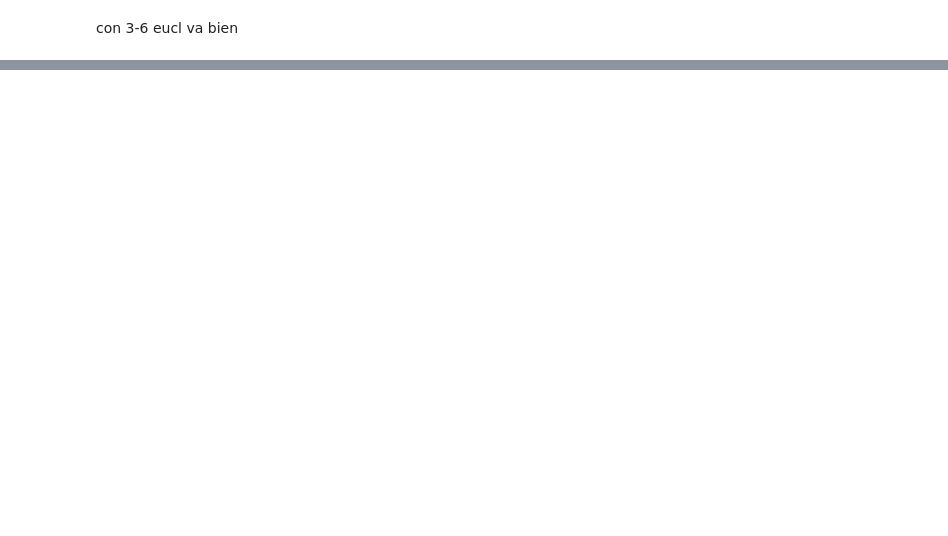
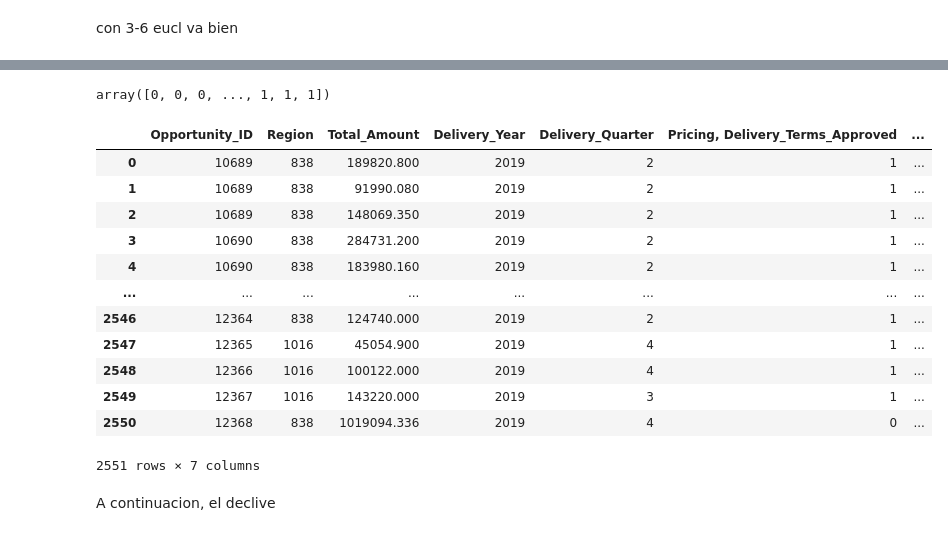
Before and after one commit to BautistaXifro/Machine-Learning-Datos, a Jupyter notebook: KNN/KNN.ipynb, the cells around one changed output, grey strips where cells are left out. Saved outputs shown, nothing was run; the diff lists cells and outputs as text; code cells hidden in the pictures; blank space fills up the shorter version.

```diff
--- a/KNN/KNN.ipynb
+++ b/KNN/KNN.ipynb
@@ -20,6 +21,7 @@ rcParams['figure.figsize'] = 7,4
 plt.style.use('seaborn-whitegrid')
 # %%
 oportunidades = pd.read_csv('/content/drive/My Drive/Entrenamieto_ECI_2020.csv')
+test = pd.read_csv('/content/drive/MyDrive/Test_TP2_Datos_2020-2C.csv')
 oportunidades.head()
 # %% [output]
 |  | ID | Region | Territory | Pricing, Delivery_Terms_Quote_Appr | Pricing, Delivery_Terms_Approved | Bureaucratic_Code_0_Approval | ... |
@@ -88,0 +124,23 @@ weighted avg       0.79      0.79      0.79      5552
+# %%
+test.loc[test['Total_Amount_Currency'] == 'JPY', 'Total_Amount'] = test['Total_Amount']*0.0096
+test.loc[test['Total_Amount_Currency'] == 'JPY', 'Total_Amount_Currency'] = 'USD'
+
+test.loc[test['Total_Amount_Currency'] == 'EUR', 'Total_Amount'] = test['Total_Amount']*1.17
+test.loc[test['Total_Amount_Currency'] == 'EUR', 'Total_Amount_Currency'] = 'USD'
+
+test.loc[test['Total_Amount_Currency'] == 'AUD', 'Total_Amount'] = test['Total_Amount']*0.70
+test.loc[test['Total_Amount_Currency'] == 'AUD', 'Total_Amount_Currency'] = 'USD'
+
+test.loc[test['Total_Amount_Currency'] == 'GBP', 'Total_Amount'] = test['Total_Amount']*1.29
+test.loc[test['Total_Amount_Currency'] == 'GBP', 'Total_Amount_Currency'] = 'USD'
+# %%
+test_short = test[['Opportunity_ID','Region', 'Total_Amount', 'Delivery_Year', 'Delivery_Quarter','Pricing, Delivery_Terms_Approved','Pricing, Delivery_Terms_Quote_Appr']]
+test_short.dropna(inplace=True)
+test_short['Region'] = test_short.groupby('Region')['Region'].transform('count')
+
+
+test_short.replace('Q1', 1, inplace= True)
+test_short.replace('Q2', 2, inplace= True)
+test_short.replace('Q3', 3, inplace= True)
+test_short.replace('Q4', 4, inplace= True)
+test_short.head()
@@ -88,0 +169,23 @@ weighted avg       0.79      0.79      0.79      5552
+# %%
+pred = clf.predict(X)
+pred
+# %% [output]
+array([0, 0, 0, ..., 1, 1, 1])
+# %%
+test_short
+# %% [output]
+|  | Opportunity_ID | Region | Total_Amount | Delivery_Year | Delivery_Quarter | Pricing, Delivery_Terms_Approved | ... |
+| 0 | 10689 | 838 | 189820.800 | 2019 | 2 | 1 | ... |
+| 1 | 10689 | 838 | 91990.080 | 2019 | 2 | 1 | ... |
+| 2 | 10689 | 838 | 148069.350 | 2019 | 2 | 1 | ... |
+| 3 | 10690 | 838 | 284731.200 | 2019 | 2 | 1 | ... |
+| 4 | 10690 | 838 | 183980.160 | 2019 | 2 | 1 | ... |
+| ... | ... | ... | ... | ... | ... | ... | ... |
+| 2546 | 12364 | 838 | 124740.000 | 2019 | 2 | 1 | ... |
+| 2547 | 12365 | 1016 | 45054.900 | 2019 | 4 | 1 | ... |
+| 2548 | 12366 | 1016 | 100122.000 | 2019 | 4 | 1 | ... |
+| 2549 | 12367 | 1016 | 143220.000 | 2019 | 3 | 1 | ... |
+| 2550 | 12368 | 838 | 1019094.336 | 2019 | 4 | 0 | ... |
+2551 rows × 7 columns
+# %% [markdown]
+A continuacion, el declive
```
Also changed, not shown: parts of 15 cells of this notebook, 1 other file.
